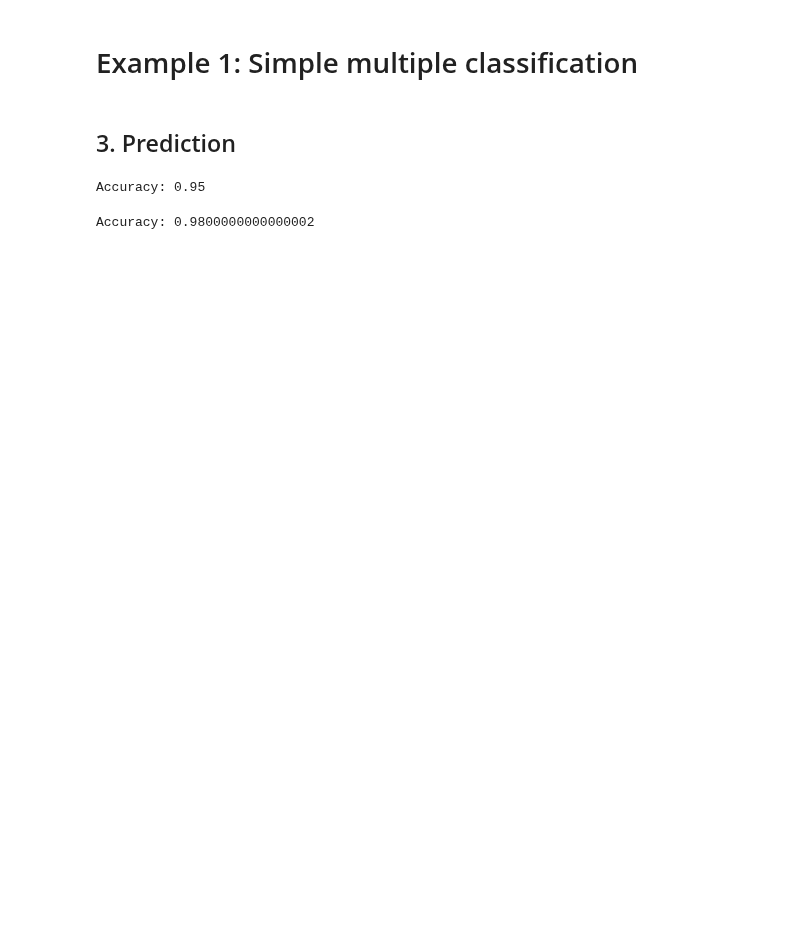
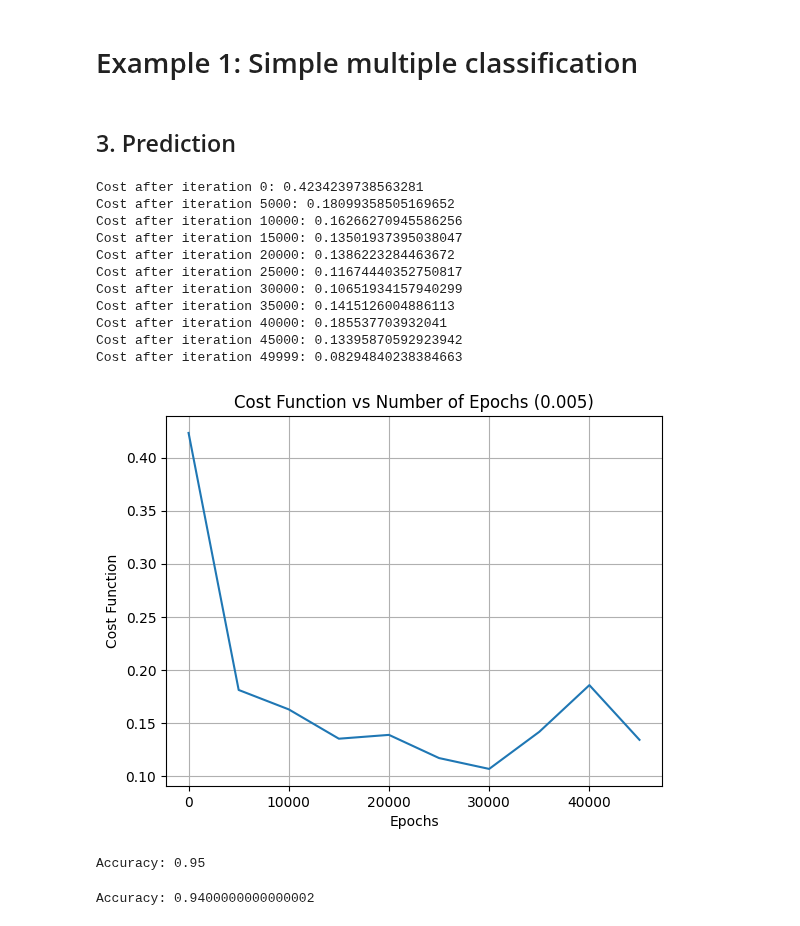
Before and after one commit to NickOLeeney/neural-network-from-scratch, a Jupyter notebook: examples/multiple_classification.ipynb, the cells around one changed output. Saved outputs shown, nothing was run; the diff lists cells and outputs as text; code cells hidden in the pictures; blank space fills up the shorter version.

```diff
--- a/examples/multiple_classification.ipynb
+++ b/examples/multiple_classification.ipynb
@@ -31,9 +29,22 @@ train_x, test_x, train_y, test_y = train_test_split(features, target, test_size=
 # %%
 n_classes = train_y['class'].nunique()
 # %%
-model = NeuralNetworkFromScratch(layers_dims=[train_x.shape[1], n_classes], task='multiple_classification', learning_rate=5e-3, n_epochs=50000, print_cost=True, initialization='He', lambd=None, keep_prob=0)
+model = NeuralNetworkFromScratch(layers_dims=[train_x.shape[1], n_classes, n_classes], task='multiple_classification', learning_rate=5e-3, n_epochs=50000, print_cost=True, initialization='He', lambd=0.1, keep_prob=0.95)
 # %%
-parameters, costs = model.fit(train_x, train_y, print_every=5000, plot_cost_function=True)
+parameters, costs = model.fit(train_x, train_y, print_every=5000, plot_cost_function=True, debug=False)
+# %% [output]
+Cost after iteration 0: 0.4234239738563281
+Cost after iteration 5000: 0.18099358505169652
+Cost after iteration 10000: 0.16266270945586256
+Cost after iteration 15000: 0.13501937395038047
+Cost after iteration 20000: 0.1386223284463672
+Cost after iteration 25000: 0.11674440352750817
+Cost after iteration 30000: 0.10651934157940299
+Cost after iteration 35000: 0.1415126004886113
+Cost after iteration 40000: 0.185537703932041
+Cost after iteration 45000: 0.13395870592923942
+Cost after iteration 49999: 0.08294840238384663
+[figure, added]
 # %%
 pred_train = model.predict(train_x, train_y)
 # %% [output]
@@ -41,4 +52,4 @@ Accuracy: 0.95
 # %%
 a = model.predict(test_x, test_y)
 # %% [output]
-Accuracy: 0.9800000000000002
+Accuracy: 0.9400000000000002
```
Also changed, not shown: parts of 3 cells of this notebook, 2 other files.
